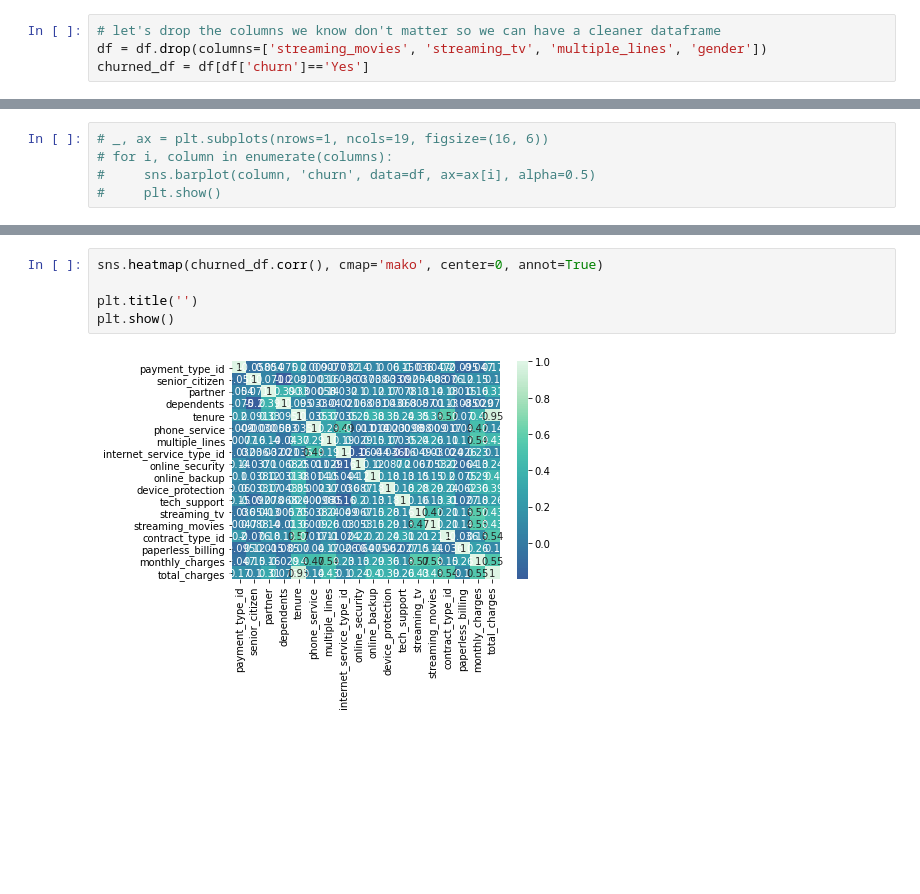
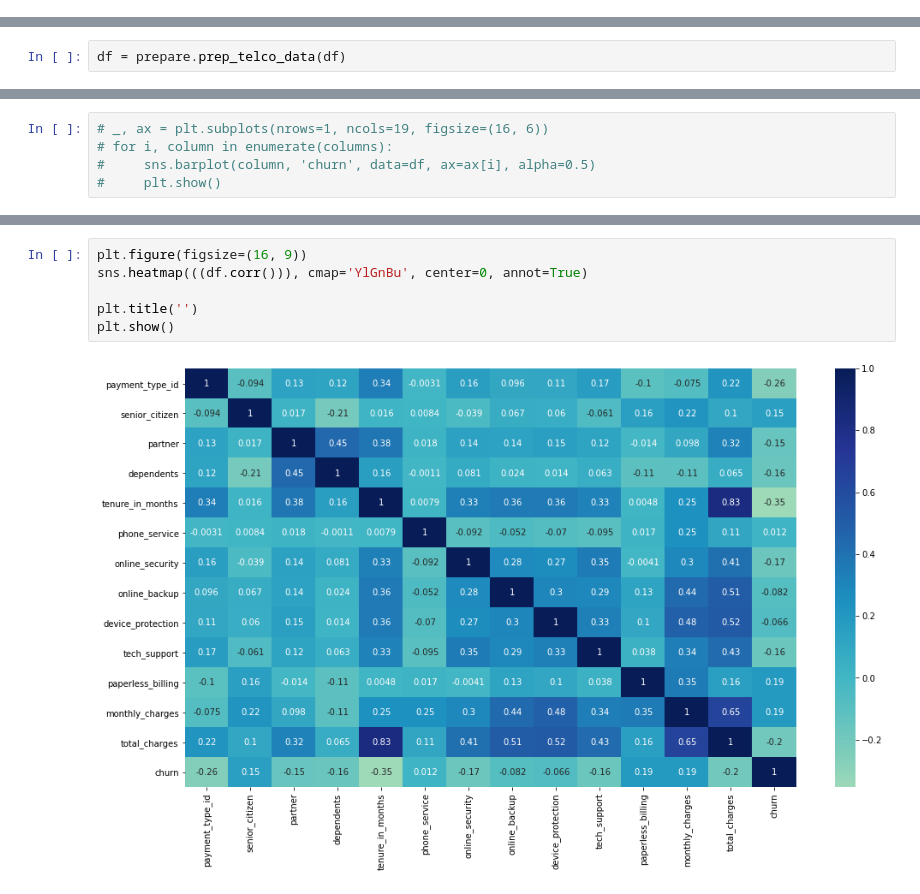
Before and after one commit to DesireeMcElroy/telco-classification-project, a Jupyter notebook: initial_notebook.ipynb, the cells around one changed output, grey strips where cells are left out. Drawn from its saved outputs; the diff is of its cells as text; blank space fills up the shorter version.

```diff
--- a/initial_notebook.ipynb
+++ b/initial_notebook.ipynb
@@ -393,4 +172,0 @@ dtype: object
-# %%
-# let's drop the columns we know don't matter so we can have a cleaner dataframe
-df = df.drop(columns=['streaming_movies', 'streaming_tv', 'multiple_lines', 'gender'])
-churned_df = df[df['churn']=='Yes']
@@ -416,0 +242,2 @@ dtype: object
+# %%
+df = prepare.prep_telco_data(df)
@@ -503,7 +410,8 @@ sns.countplot(x='churn', hue='partner', data=df)
 # %%
-sns.heatmap(churned_df.corr(), cmap='mako', center=0, annot=True)
+plt.figure(figsize=(16, 9))
+sns.heatmap(((df.corr())), cmap='YlGnBu', center=0, annot=True)
 
 plt.title('')
 plt.show()
 # %% [output]
-[figure, old version]
+[figure, new version]
```
Also changed, not shown: parts of 85 cells of this notebook.
